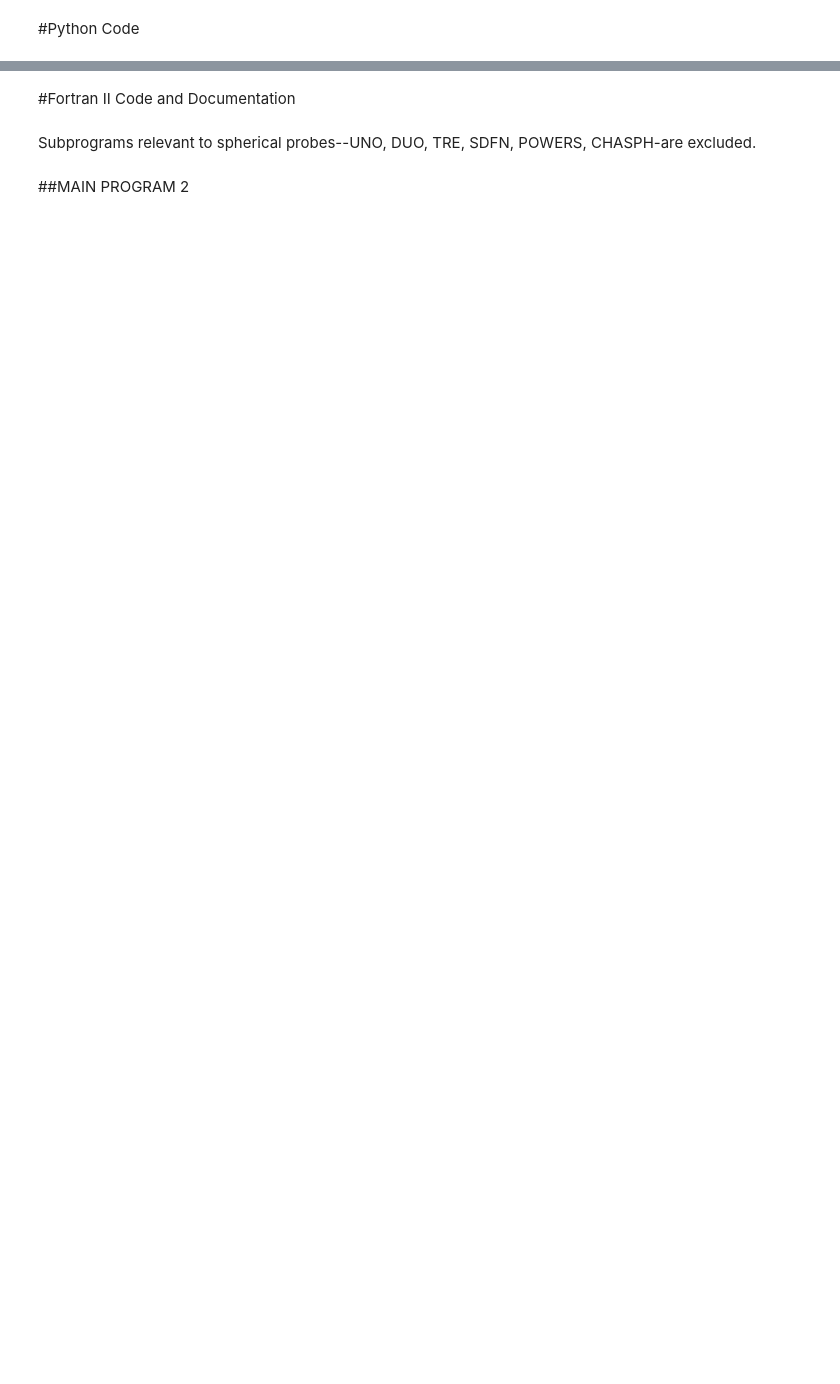
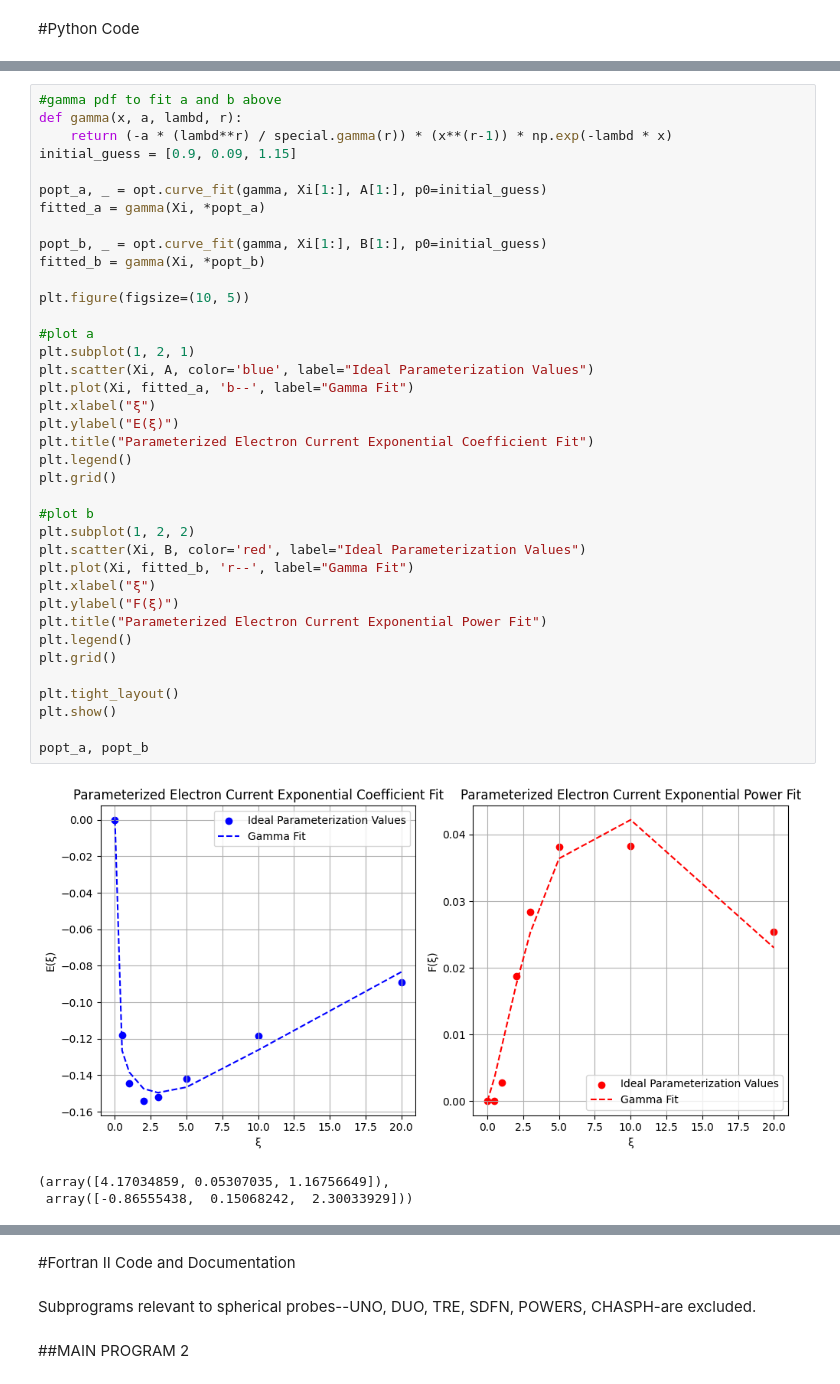
Before and after one commit to russburns/Laframboise1966Code, a Jupyter notebook: MAIN_PROGRAM_2.ipynb, the cells around one changed output, grey strips where cells are left out. Cells and saved outputs as stored; diff of their text form; blank space fills up the shorter version.

```diff
--- a/MAIN_PROGRAM_2.ipynb
+++ b/MAIN_PROGRAM_2.ipynb
@@ -122,0 +130,42 @@ plt.plot(x,(2 / np.sqrt(np.pi)) * np.sqrt(x) + special.erfcx(x))
+# %%
+#gamma pdf to fit a and b above
+def gamma(x, a, lambd, r):
+    return (-a * (lambd**r) / special.gamma(r)) * (x**(r-1)) * np.exp(-lambd * x)
+initial_guess = [0.9, 0.09, 1.15]
+
+popt_a, _ = opt.curve_fit(gamma, Xi[1:], A[1:], p0=initial_guess)
+fitted_a = gamma(Xi, *popt_a)
+
+popt_b, _ = opt.curve_fit(gamma, Xi[1:], B[1:], p0=initial_guess)
+fitted_b = gamma(Xi, *popt_b)
+
+plt.figure(figsize=(10, 5))
+
+#plot a
+plt.subplot(1, 2, 1)
+plt.scatter(Xi, A, color='blue', label="Ideal Parameterization Values")
+plt.plot(Xi, fitted_a, 'b--', label="Gamma Fit")
+plt.xlabel("ξ")
+plt.ylabel("E(ξ)")
+plt.title("Parameterized Electron Current Exponential Coefficient Fit")
+plt.legend()
+plt.grid()
+
+#plot b
+plt.subplot(1, 2, 2)
+plt.scatter(Xi, B, color='red', label="Ideal Parameterization Values")
+plt.plot(Xi, fitted_b, 'r--', label="Gamma Fit")
+plt.xlabel("ξ")
+plt.ylabel("F(ξ)")
+plt.title("Parameterized Electron Current Exponential Power Fit")
+plt.legend()
+plt.grid()
+
+plt.tight_layout()
+plt.show()
+
+popt_a, popt_b
+# %% [output]
+[figure, added]
+(array([4.17034859, 0.05307035, 1.16756649]),
+ array([-0.86555438,  0.15068242,  2.30033929]))
```
Also changed, not shown: parts of 15 cells of this notebook.
